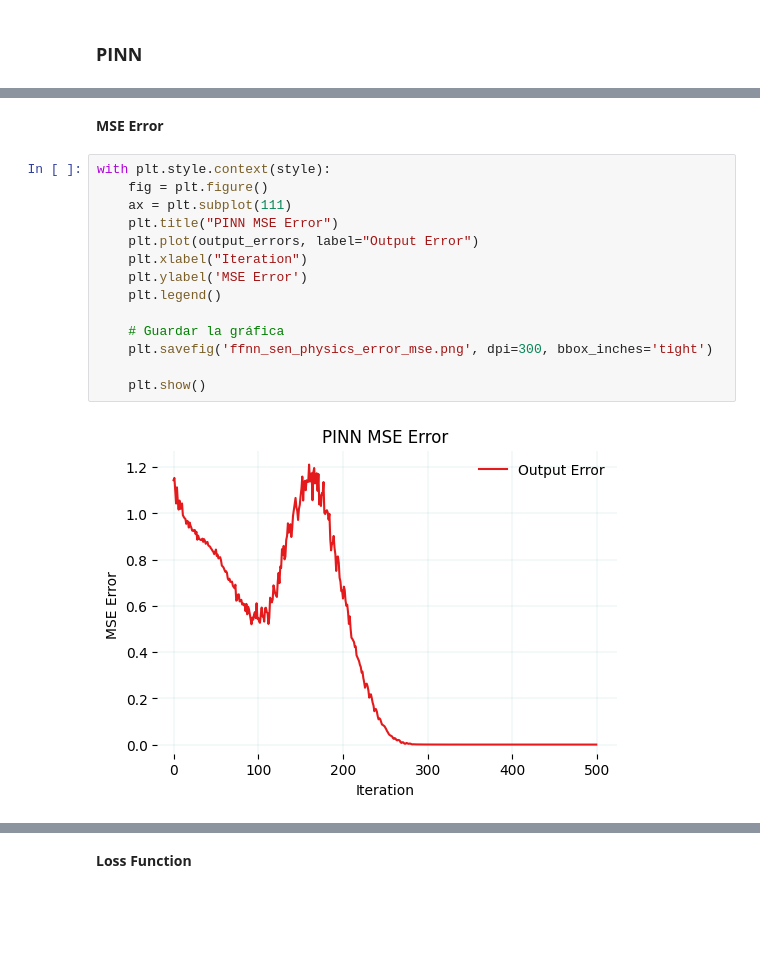
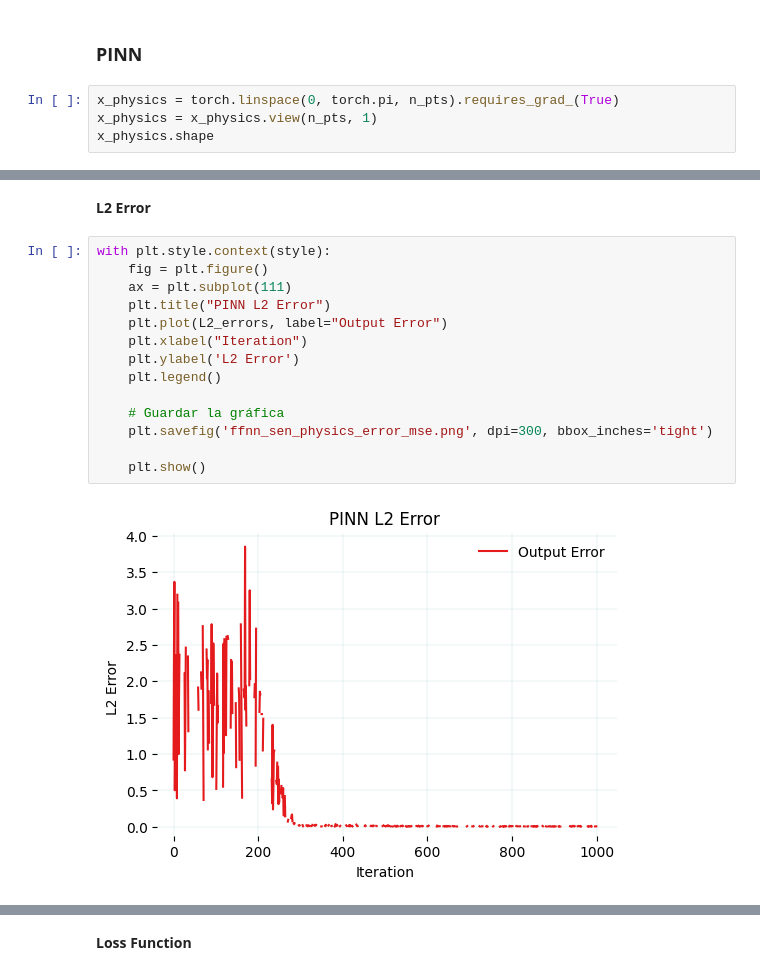
Before and after one commit to jpaguilarc99/PIML-EDP, a Jupyter notebook: PoissonPINNs/Poisson1D_NNvsPINN/Poisson1D_PINN.ipynb, the cells around one changed output, grey strips where cells are left out. Cells and saved outputs as stored; diff of their text form; blank space fills up the shorter version.

Commit message:
fixed L2 error norm

```diff
--- a/PoissonPINNs/Poisson1D_NNvsPINN/Poisson1D_PINN.ipynb
+++ b/PoissonPINNs/Poisson1D_NNvsPINN/Poisson1D_PINN.ipynb
@@ -184,3 +184,7 @@ save_gif_PIL("ffnn_sen_data_gif.gif", files, fps=20, loop=0)
 [figure]
 # %% [markdown]
 ### **PINN**
+# %%
+x_physics = torch.linspace(0, torch.pi, n_pts).requires_grad_(True)
+x_physics = x_physics.view(n_pts, 1)
+x_physics.shape
@@ -254,18 +276,18 @@ Loss at iteration 500: 0.0017
 # %% [markdown]
-**MSE Error**
+**L2 Error**
 # %%
 with plt.style.context(style):
     fig = plt.figure()
     ax = plt.subplot(111)
-    plt.title("PINN MSE Error")
-    plt.plot(output_errors, label="Output Error")
+    plt.title("PINN L2 Error")
+    plt.plot(L2_errors, label="Output Error")
     plt.xlabel("Iteration")
-    plt.ylabel('MSE Error')
+    plt.ylabel('L2 Error')
     plt.legend()
 
     # Guardar la gráfica
     plt.savefig('ffnn_sen_physics_error_mse.png', dpi=300, bbox_inches='tight')
 
     plt.show()
 # %% [output]
-[figure, old version]
+[figure, new version]
```
Also changed, not shown: parts of 5 cells of this notebook, 2 other files.
